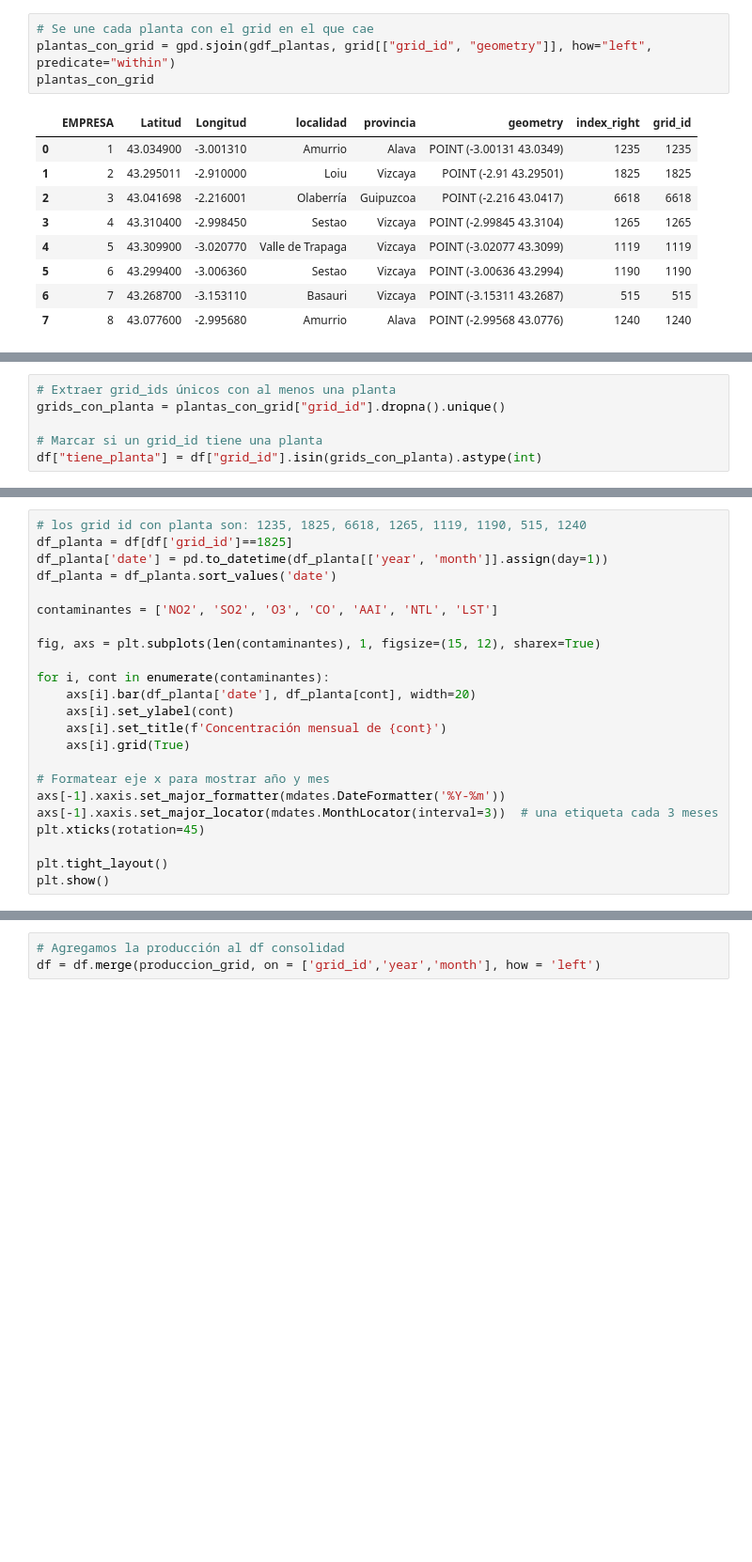
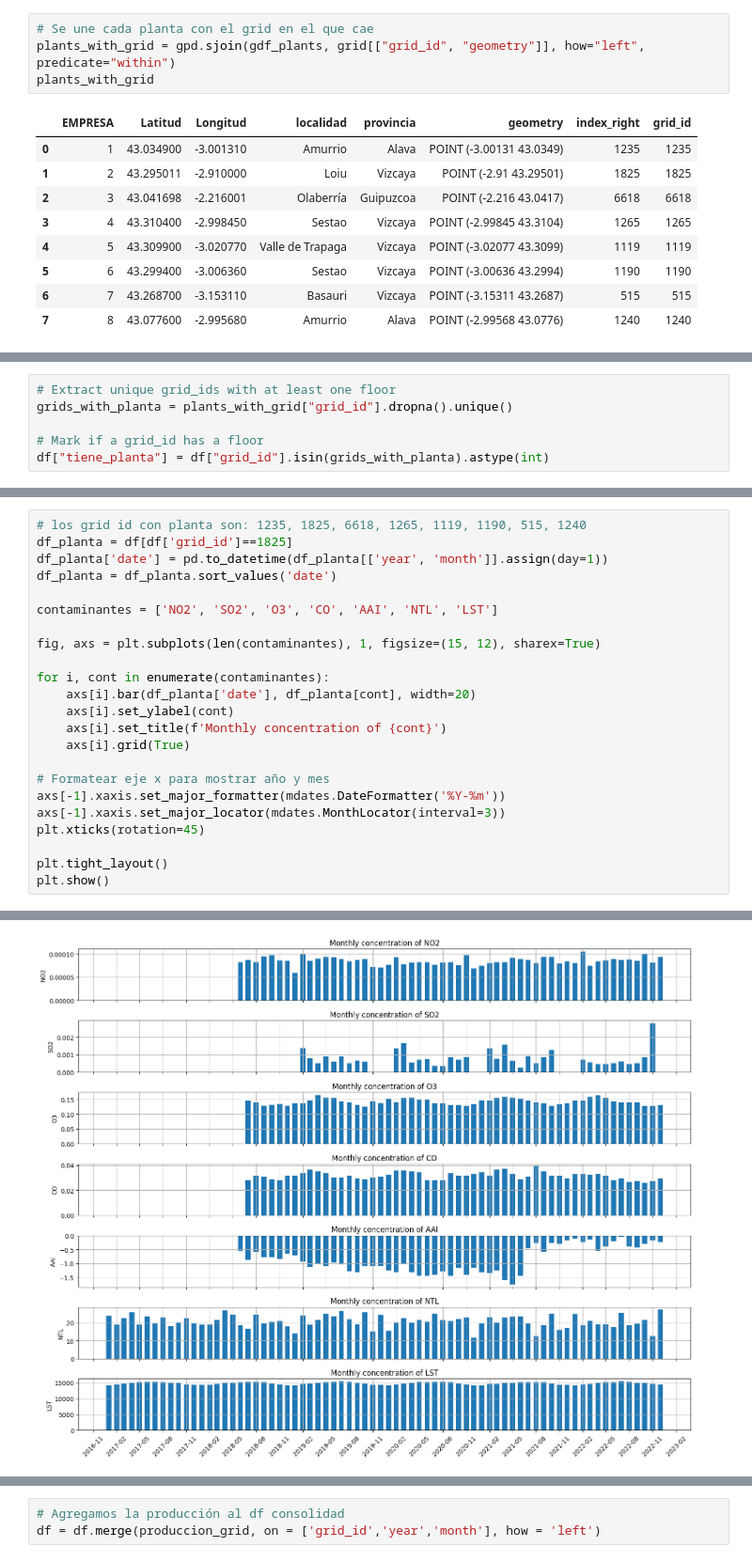
Before and after one commit to cvalladaresr/Geospatial_Approach, a Jupyter notebook: notebooks/Etapa 0.1_ Descarga de datos.ipynb, the cells around one changed output, grey strips where cells are left out. Shown at 94% size. Saved outputs shown, nothing was run; the diff lists cells and outputs as text; blank space fills up the shorter version.

```diff
--- a/notebooks/Etapa 0.1_ Descarga de datos.ipynb
+++ b/notebooks/Etapa 0.1_ Descarga de datos.ipynb
@@ -606,7 +674,7 @@ if grid.crs != gdf_plantas.crs:
 # %%
 # Se une cada planta con el grid en el que cae
-plantas_con_grid = gpd.sjoin(gdf_plantas, grid[["grid_id", "geometry"]], how="left", predicate="within")
-plantas_con_grid
+plants_with_grid = gpd.sjoin(gdf_plants, grid[["grid_id", "geometry"]], how="left", predicate="within")
+plants_with_grid
 # %% [output]
 |  | EMPRESA | Latitud | Longitud | localidad | provincia | geometry | index_right | grid_id |
 | 0 | 1 | 43.034900 | -3.001310 | Amurrio | Alava | POINT (-3.00131 43.0349) | 1235 | 1235 |
@@ -658,6 +711,6 @@ Ahora, agregamos a nuesto **df_consolidado** el campo ***tiene_planta***.
 # %%
-# Extraer grid_ids únicos con al menos una planta
-grids_con_planta = plantas_con_grid["grid_id"].dropna().unique()
+# Extract unique grid_ids with at least one floor
+grids_with_planta = plants_with_grid["grid_id"].dropna().unique()
 
-# Marcar si un grid_id tiene una planta
-df["tiene_planta"] = df["grid_id"].isin(grids_con_planta).astype(int)
+# Mark if a grid_id has a floor
+df["tiene_planta"] = df["grid_id"].isin(grids_with_planta).astype(int)
@@ -696,13 +729,14 @@ fig, axs = plt.subplots(len(contaminantes), 1, figsize=(15, 12), sharex=True)
 for i, cont in enumerate(contaminantes):
     axs[i].bar(df_planta['date'], df_planta[cont], width=20)
     axs[i].set_ylabel(cont)
-    axs[i].set_title(f'Concentración mensual de {cont}')
+    axs[i].set_title(f'Monthly concentration of {cont}')
     axs[i].grid(True)
 
 # Formatear eje x para mostrar año y mes
 axs[-1].xaxis.set_major_formatter(mdates.DateFormatter('%Y-%m'))
-axs[-1].xaxis.set_major_locator(mdates.MonthLocator(interval=3))  # una etiqueta cada 3 meses
+axs[-1].xaxis.set_major_locator(mdates.MonthLocator(interval=3))
 plt.xticks(rotation=45)
 
 plt.tight_layout()
 plt.show()
+# %% [output]
@@ -709 +748,2 @@ plt.show()
+[figure, added]
 # %% [markdown]
```
Also changed, not shown: parts of 40 cells of this notebook, 10 other files.
